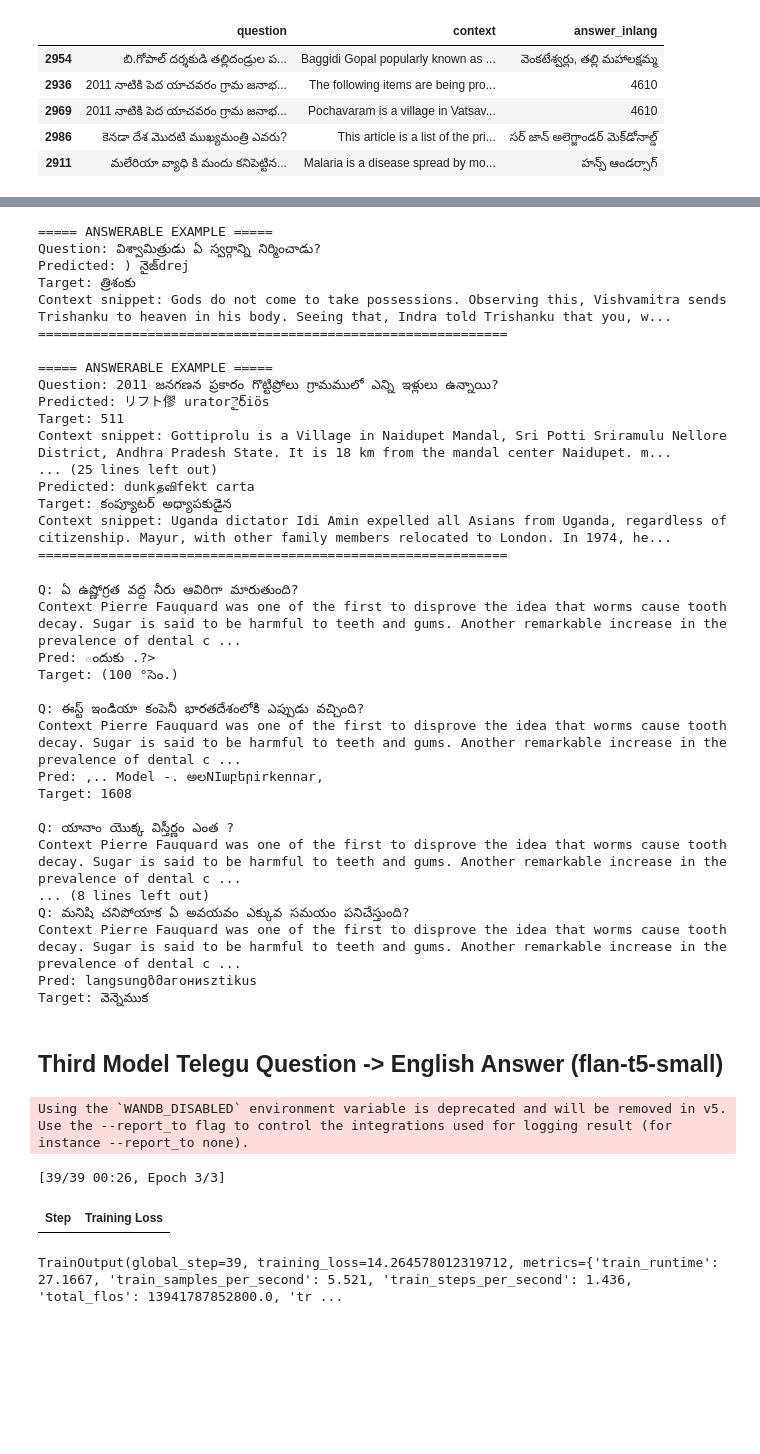
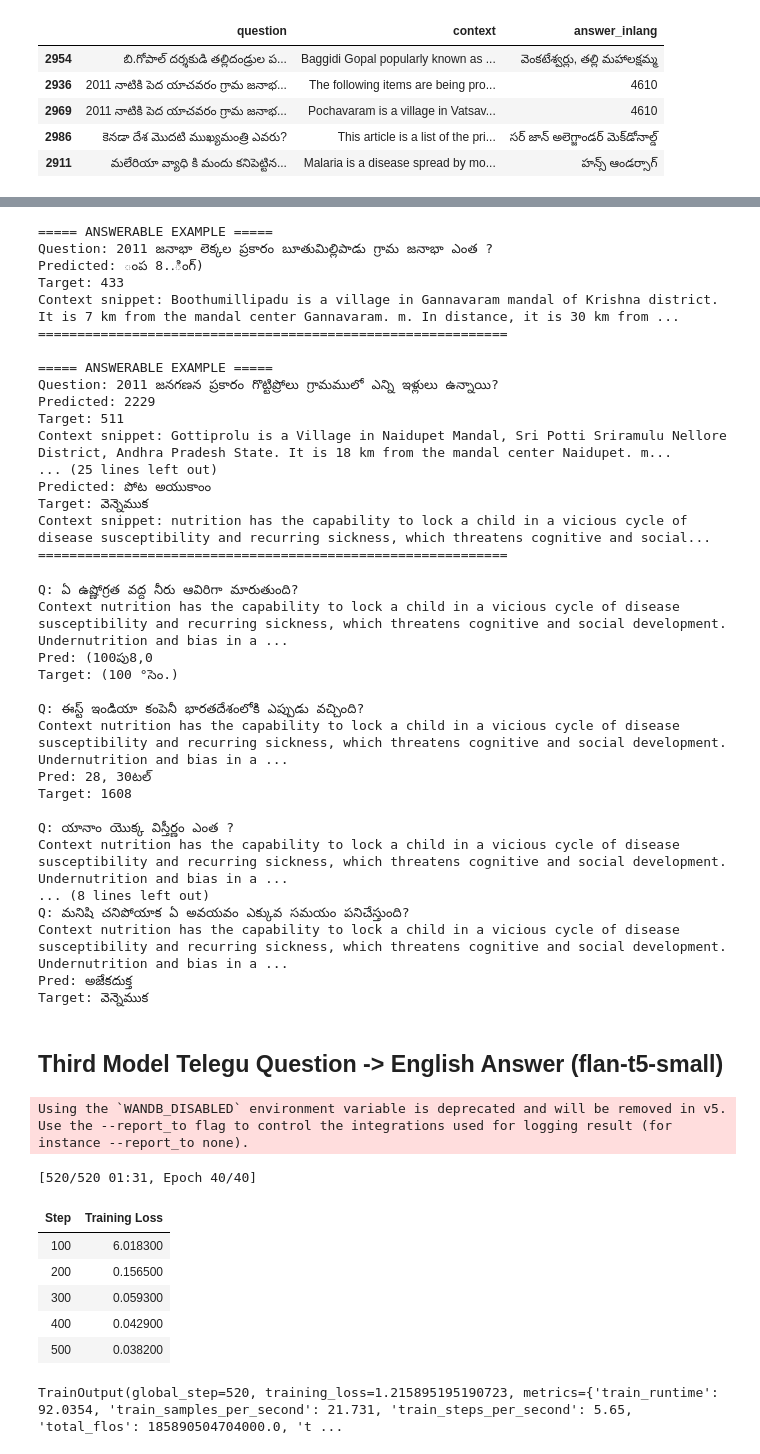
Before and after one commit to mrc300/NLP-Project, a Jupyter notebook: week39.ipynb, the cells around one changed output, grey strips where cells are left out. Drawn from its saved outputs; the diff is of its cells as text; code cells hidden in the pictures; blank space fills up the shorter version.

```diff
--- a/week39.ipynb
+++ b/week39.ipynb
@@ -43,12 +86,12 @@ Validation dataset size: 100
 from datasets import Dataset
 from transformers import T5Tokenizer, MT5ForConditionalGeneration, TrainingArguments, Trainer
 
-
+#Fine-tuning mt5-small-l-finetuned-tydiqa-for-xqa to generate Telugu answers using tTelugu question and english context as input.
 
 # Loading pretrained model and tokenizer
 
 
-model_name =  "google/mt5-small"
+model_name =  "mrm8488/mT5-small-finetuned-tydiqa-for-xqa"
 
 tokenizer = T5Tokenizer.from_pretrained(model_name)
 model = MT5ForConditionalGeneration.from_pretrained(model_name)
@@ -79,7 +122,7 @@ training_args = TrainingArguments(
     learning_rate=2e-4,
     per_device_train_batch_size=4,
     per_device_eval_batch_size=4,
-    num_train_epochs=10,
+    num_train_epochs=40,
     weight_decay=0.01,
     save_total_limit=2,
     logging_steps=100,
@@ -370,9 +432,9 @@ Target: ఫ్రాన్స్
 # %%
 from transformers import T5Tokenizer, MT5ForConditionalGeneration, TrainingArguments, Trainer
 
-#Fine-tuning mt5-small to generate Telugu answers using only the Telugu question as input.
+#Fine-tuning mt5-small-l-finetuned-tydiqa-for-xqa to generate Telugu answers using only the Telugu question as input.
 
-model_name = "google/mt5-small"
+model_name =  "mrm8488/mT5-small-finetuned-tydiqa-for-xqa"
 
 tokenizer = T5Tokenizer.from_pretrained(model_name)
 model = MT5ForConditionalGeneration.from_pretrained(model_name)
@@ -400,7 +462,7 @@ training_args = TrainingArguments(
     learning_rate=2e-4,
     per_device_train_batch_size=4,
     per_device_eval_batch_size=4,
-    num_train_epochs=3,
+    num_train_epochs=40,
     weight_decay=0.01,
     save_total_limit=2,
     logging_steps=100,
@@ -558,21 +629,21 @@ for _, ex in unans_examples.iterrows():
     show_model_behavior(ex, "Unanswerable", 2)
 # %% [output]
 ===== ANSWERABLE EXAMPLE =====
-Question: విశ్వామిత్రుడు ఏ స్వర్గాన్ని నిర్మించాడు?
-Predicted: ) నైజ్drej
-Target: త్రిశంకు
-Context snippet: Gods do not come to take possessions. Observing this, Vishvamitra sends Trishanku to heaven in his body. Seeing that, Indra told Trishanku that you, w...
+Question: 2011 జనాభా లెక్కల ప్రకారం బూతుమిల్లిపాడు గ్రామ జనాభా ఎంత ?
+Predicted: ంప 8..ింగ్)
+Target: 433
+Context snippet: Boothumillipadu is a village in Gannavaram mandal of Krishna district. It is 7 km from the mandal center Gannavaram. m. In distance, it is 30 km from ...
 ============================================================
 
 ===== ANSWERABLE EXAMPLE =====
 Question: 2011 జనగణన ప్రకారం గొట్టిప్రోలు గ్రామములో ఎన్ని ఇళ్లులు ఉన్నాయి?
-Predicted: リフト僇 uratorైర్iös
+Predicted: 2229
 Target: 511
 Context snippet: Gottiprolu is a Village in Naidupet Mandal, Sri Potti Sriramulu Nellore District, Andhra Pradesh State. It is 18 km from the mandal center Naidupet. m...
 ... (25 lines left out)
-Predicted: dunkதவிfekt carta
-Target: కంప్యూటర్ అధ్యాపకుడైన
-Context snippet: Uganda dictator Idi Amin expelled all Asians from Uganda, regardless of citizenship. Mayur, with other family members relocated to London. In 1974, he...
+Predicted: పోట అయుకాంం
+Target: వెన్నెముక
+Context snippet: nutrition has the capability to lock a child in a vicious cycle of disease susceptibility and recurring sickness, which threatens cognitive and social...
 ============================================================
 # %%
 import random
@@ -593,21 +664,21 @@ for i in random.sample(range(len(df_te_val)), 5):
     print(f"\nQ: {q} \nContext {c} \nPred: {pred}\nTarget: {target}")
 # %% [output]
 Q: ఏ ఉష్ణోగ్రత వద్ద నీరు ఆవిరిగా మారుతుంది?
-Context Pierre Fauquard was one of the first to disprove the idea that worms cause tooth decay. Sugar is said to be harmful to teeth and gums. Another remarkable increase in the prevalence of dental c ...
-Pred: ందుకు .?>
+Context nutrition has the capability to lock a child in a vicious cycle of disease susceptibility and recurring sickness, which threatens cognitive and social development. Undernutrition and bias in a ...
+Pred: (100పు8,0
 Target: (100 °సెం.)
 
 Q: ఈస్ట్ ఇండియా కంపెనీ భారతదేశంలోకి ఎప్పుడు వచ్చింది?
-Context Pierre Fauquard was one of the first to disprove the idea that worms cause tooth decay. Sugar is said to be harmful to teeth and gums. Another remarkable increase in the prevalence of dental c ...
-Pred: ,.. Model -. అలΝΙաբերirkennar,
+Context nutrition has the capability to lock a child in a vicious cycle of disease susceptibility and recurring sickness, which threatens cognitive and social development. Undernutrition and bias in a ...
+Pred: 28, 30టల్
 Target: 1608
 
 Q: యానాం యొక్క విస్తీర్ణం ఎంత ?
-Context Pierre Fauquard was one of the first to disprove the idea that worms cause tooth decay. Sugar is said to be harmful to teeth and gums. Another remarkable increase in the prevalence of dental c ...
+Context nutrition has the capability to lock a child in a vicious cycle of disease susceptibility and recurring sickness, which threatens cognitive and social development. Undernutrition and bias in a ...
 ... (8 lines left out)
 Q: మనిషి చనిపోయాక ఏ అవయవం ఎక్కువ సమయం పనిచేస్తుంది?
-Context Pierre Fauquard was one of the first to disprove the idea that worms cause tooth decay. Sugar is said to be harmful to teeth and gums. Another remarkable increase in the prevalence of dental c ...
-Pred: langsungზმагониsztikus
+Context nutrition has the capability to lock a child in a vicious cycle of disease susceptibility and recurring sickness, which threatens cognitive and social development. Undernutrition and bias in a ...
+Pred: అజేకదుక్త
 Target: వెన్నెముక
 # %% [markdown]
 ## Third Model Telegu Question -> English Answer (flan-t5-small)
@@ -630,36 +701,41 @@ def preprocess_te_to_en(examples):
     return model_inputs
 
 tokenized_train = train_dataset.map(preprocess_te_to_en, batched=True)
 tokenized_val = val_dataset.map(preprocess_te_to_en, batched=True)
 
 training_args = TrainingArguments(
     output_dir="./mt5_te_en_to_te",
     do_eval=True,
     eval_steps=500,
     save_steps=500,
     learning_rate=2e-4,
     per_device_train_batch_size=4,
     per_device_eval_batch_size=4,
-    num_train_epochs=3,
+    num_train_epochs=40,
     weight_decay=0.01,
     save_total_limit=2,
     logging_steps=100,
     prediction_loss_only=True
 )
 trainer = Trainer(
     model=model,
     args=training_args,
     train_dataset=tokenized_train,
     eval_dataset=tokenized_val,
     tokenizer=tokenizer,
 )
 
 trainer.train()
 # %% [output]
 Using the `WANDB_DISABLED` environment variable is deprecated and will be removed in v5. Use the --report_to flag to control the integrations used for logging result (for instance --report_to none).
-[39/39 00:26, Epoch 3/3]
+[520/520 01:31, Epoch 40/40]
 | Step | Training Loss |
+| 100 | 6.018300 |
+| 200 | 0.156500 |
+| 300 | 0.059300 |
+| 400 | 0.042900 |
+| 500 | 0.038200 |
-TrainOutput(global_step=39, training_loss=14.264578012319712, metrics={'train_runtime': 27.1667, 'train_samples_per_second': 5.521, 'train_steps_per_second': 1.436, 'total_flos': 13941787852800.0, 'tr ...
+TrainOutput(global_step=520, training_loss=1.215895195190723, metrics={'train_runtime': 92.0354, 'train_samples_per_second': 21.731, 'train_steps_per_second': 5.65, 'total_flos': 185890504704000.0, 't ...
 # %%
 import torch
 import re
```
Also changed, not shown: parts of 20 cells of this notebook.
